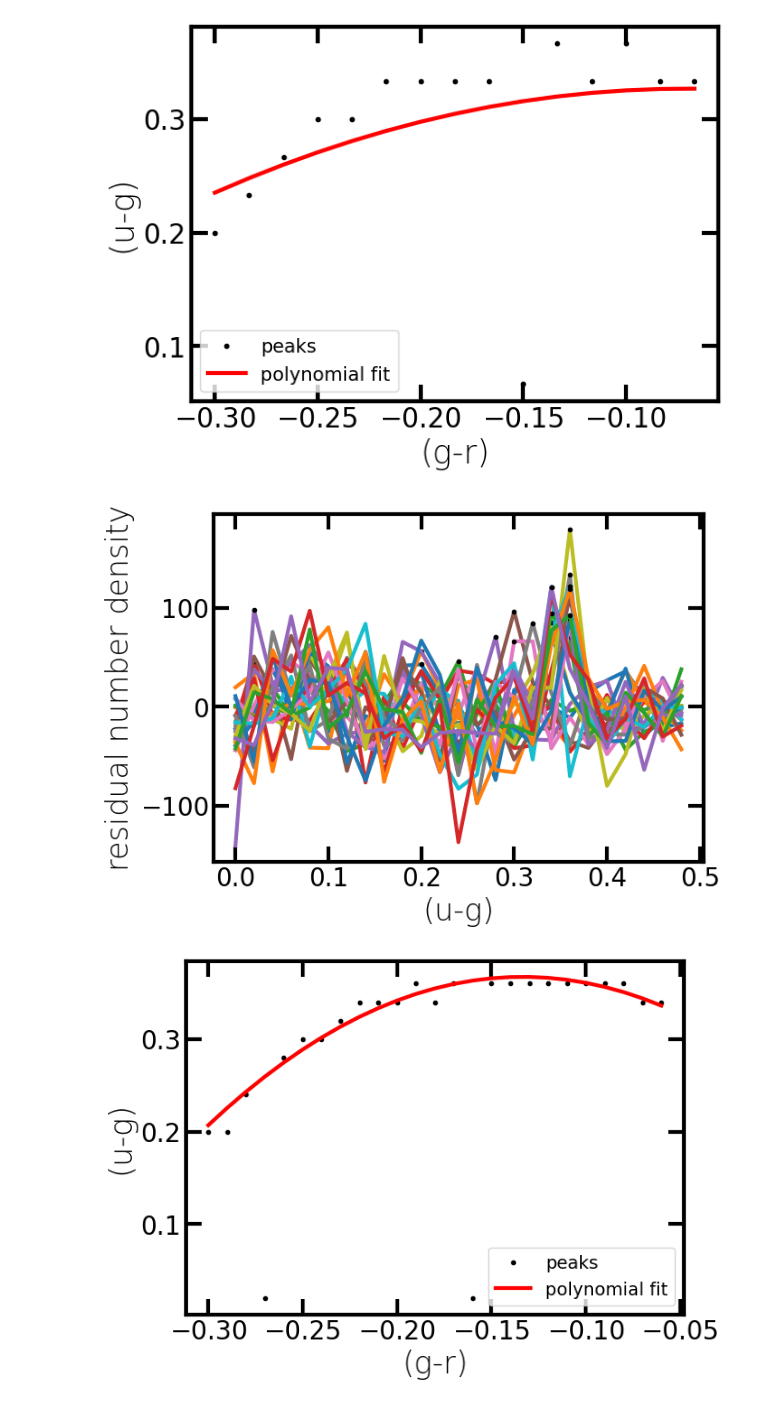
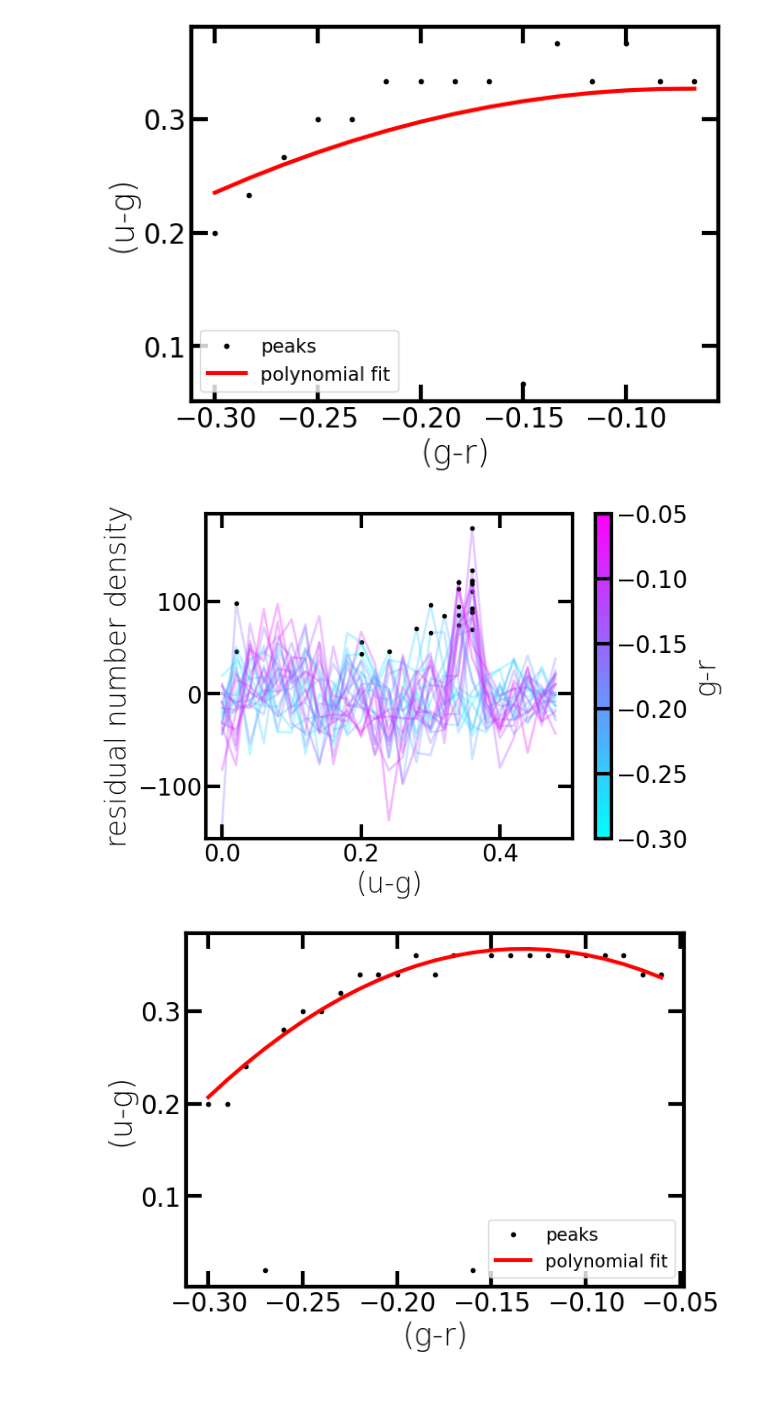
Before and after one commit to rubin-dp0/delegate-contributions-dp02, a Jupyter notebook: MWhalo_density/Milky_Way_halo_density.ipynb, the cells around one changed output. Cells and saved outputs as stored; diff of their text form; code cells hidden in the pictures.

```diff
--- a/MWhalo_density/Milky_Way_halo_density.ipynb
+++ b/MWhalo_density/Milky_Way_halo_density.ipynb
@@ -278,15 +277,22 @@ hist_grrz = np.histogram2d(gr0, rz0, range=[[-0.3, 0.0], [-1, 0]], bins=nbins)
 gr_binvals = []
 rz_binvals = []
 
+mingr = np.min(hist_grrz[1])
+maxgr = np.max(hist_grrz[1])
+
+norm = colors.Normalize(vmin=mingr, vmax=maxgr, clip=True)
+mapper = cm.ScalarMappable(norm=norm, cmap=cm.cool)
+
 for x in range(nbins):
     poly = Polynomial.fit(hist_grrz[2][:-1], hist_grrz[0][x], deg=3)
     resid = hist_grrz[0][x]-poly(hist_grrz[2][:-1])
-    plt.plot(hist_grrz[2][:-1], resid)
+    plt.plot(hist_grrz[2][:-1], resid, c=mapper.to_rgba(hist_grrz[1][x]), linewidth=1, alpha=0.3)
     peak = np.argmax(resid)
     plt.plot(hist_grrz[2][peak], resid[peak], 'k.')
     gr_binvals.append(hist_grrz[1][x])
     rz_binvals.append(hist_grrz[2][peak])
 
+plt.colorbar(mapper, label='g-r')
 plt.xlabel('(r-z)')
 plt.ylabel('residual number density')
 
@@ -328,15 +334,22 @@ hist_griz = np.histogram2d(gr0, iz0, range=[[-0.3, 0.0], [-0.7, 0.2]], bins=nbin
 gr_binvals = []
 iz_binvals = []
 
+mingr = np.min(hist_griz[1])
+maxgr = np.max(hist_griz[1])
+
+norm = colors.Normalize(vmin=mingr, vmax=maxgr, clip=True)
+mapper = cm.ScalarMappable(norm=norm, cmap=cm.cool)
+
 for x in range(nbins):
     poly = Polynomial.fit(hist_griz[2][:-1], hist_griz[0][x], deg=3)
     resid = hist_griz[0][x]-poly(hist_griz[2][:-1])
-    plt.plot(hist_griz[2][:-1], resid)
+    plt.plot(hist_griz[2][:-1], resid, c=mapper.to_rgba(hist_griz[1][x]), linewidth=2, alpha=0.3)
     peak = np.argmax(resid)
     plt.plot(hist_griz[2][peak], resid[peak], 'k.')
     gr_binvals.append(hist_griz[1][x])
     iz_binvals.append(hist_griz[2][peak])
 
+plt.colorbar(mapper, label='g-r')
 plt.xlabel('(i-z)')
 plt.ylabel('residual number density')
 
@@ -362,15 +375,22 @@ hist_griz = np.histogram2d(gr0, iz0, range=[[-0.3, 0.0], [-0.7, 0.2]], bins=nbin
 gr_binvals = []
 iz_binvals = []
 
+mingr = np.min(hist_griz[1])
+maxgr = np.max(hist_griz[1])
+
+norm = colors.Normalize(vmin=mingr, vmax=maxgr, clip=True)
+mapper = cm.ScalarMappable(norm=norm, cmap=cm.cool)
+
 for x in range(nbins):
     poly = Polynomial.fit(hist_griz[2][:-1], hist_griz[0][x], deg=3)
     resid = hist_griz[0][x]-poly(hist_griz[2][:-1])
-    plt.plot(hist_griz[2][:-1], resid)
+    plt.plot(hist_griz[2][:-1], resid, c=mapper.to_rgba(hist_griz[1][x]), linewidth=1, alpha=0.3)
     peak = np.argmax(resid)
     plt.plot(hist_griz[2][peak], resid[peak], 'k.')
     gr_binvals.append(hist_griz[1][x])
     iz_binvals.append(hist_griz[2][peak])
 
+plt.colorbar(mapper, label='g-r')
 plt.xlabel('(i-z)')
 plt.ylabel('residual number density')
 
@@ -404,15 +424,22 @@ hist_grug = np.histogram2d(gr0, ug0, range=[[-0.3, -0.05], [0.0, 0.5]], bins=nbi
 gr_binvals = []
 ug_binvals = []
 
+mingr = np.min(hist_grug[1])
+maxgr = np.max(hist_grug[1])
+
+norm = colors.Normalize(vmin=mingr, vmax=maxgr, clip=True)
+mapper = cm.ScalarMappable(norm=norm, cmap=cm.cool)
+
 for x in range(nbins):
     poly = Polynomial.fit(hist_grug[2][:-1], hist_grug[0][x], deg=3)
     resid = hist_grug[0][x]-poly(hist_grug[2][:-1])
-    plt.plot(hist_grug[2][:-1], resid)
+    plt.plot(hist_grug[2][:-1], resid, c=mapper.to_rgba(hist_grug[1][x]), linewidth=2, alpha=0.3)
     peak = np.argmax(resid)
     plt.plot(hist_grug[2][peak], resid[peak], 'k.')
     gr_binvals.append(hist_grug[1][x])
     ug_binvals.append(hist_grug[2][peak])
 
+plt.colorbar(mapper, label='g-r')
 plt.xlabel('(u-g)')
 plt.ylabel('residual number density')
 
@@ -436,22 +463,29 @@ hist_grug = np.histogram2d(gr0, ug0, range=[[-0.3, -0.05], [0.0, 0.5]], bins=nbi
 # %%
 gr_binvals = []
 ug_binvals = []
 
+mingr = np.min(hist_grug[1])
+maxgr = np.max(hist_grug[1])
+
+norm = colors.Normalize(vmin=mingr, vmax=maxgr, clip=True)
+mapper = cm.ScalarMappable(norm=norm, cmap=cm.cool)
+
 for x in range(nbins):
     poly = Polynomial.fit(hist_grug[2][:-1], hist_grug[0][x], deg=3)
     resid = hist_grug[0][x]-poly(hist_grug[2][:-1])
-    plt.plot(hist_grug[2][:-1], resid)
+    plt.plot(hist_grug[2][:-1], resid, c=mapper.to_rgba(hist_grug[1][x]), linewidth=2, alpha=0.3)
     peak = np.argmax(resid)
     plt.plot(hist_grug[2][peak], resid[peak], 'k.')
     gr_binvals.append(hist_grug[1][x])
     ug_binvals.append(hist_grug[2][peak])
 
+plt.colorbar(mapper, label='g-r')
 plt.xlabel('(u-g)')
 plt.ylabel('residual number density')
 
 plt.show()
 # %% [output]
-[figure, old version]
+[figure, new version]
 # %%
 ug_resid = ug_binvals-poly_grug0(np.array(gr_binvals))
 keepers = np.abs(ug_resid) < 0.025
```
Also changed, not shown: parts of 28 cells of this notebook, 1 other file.
